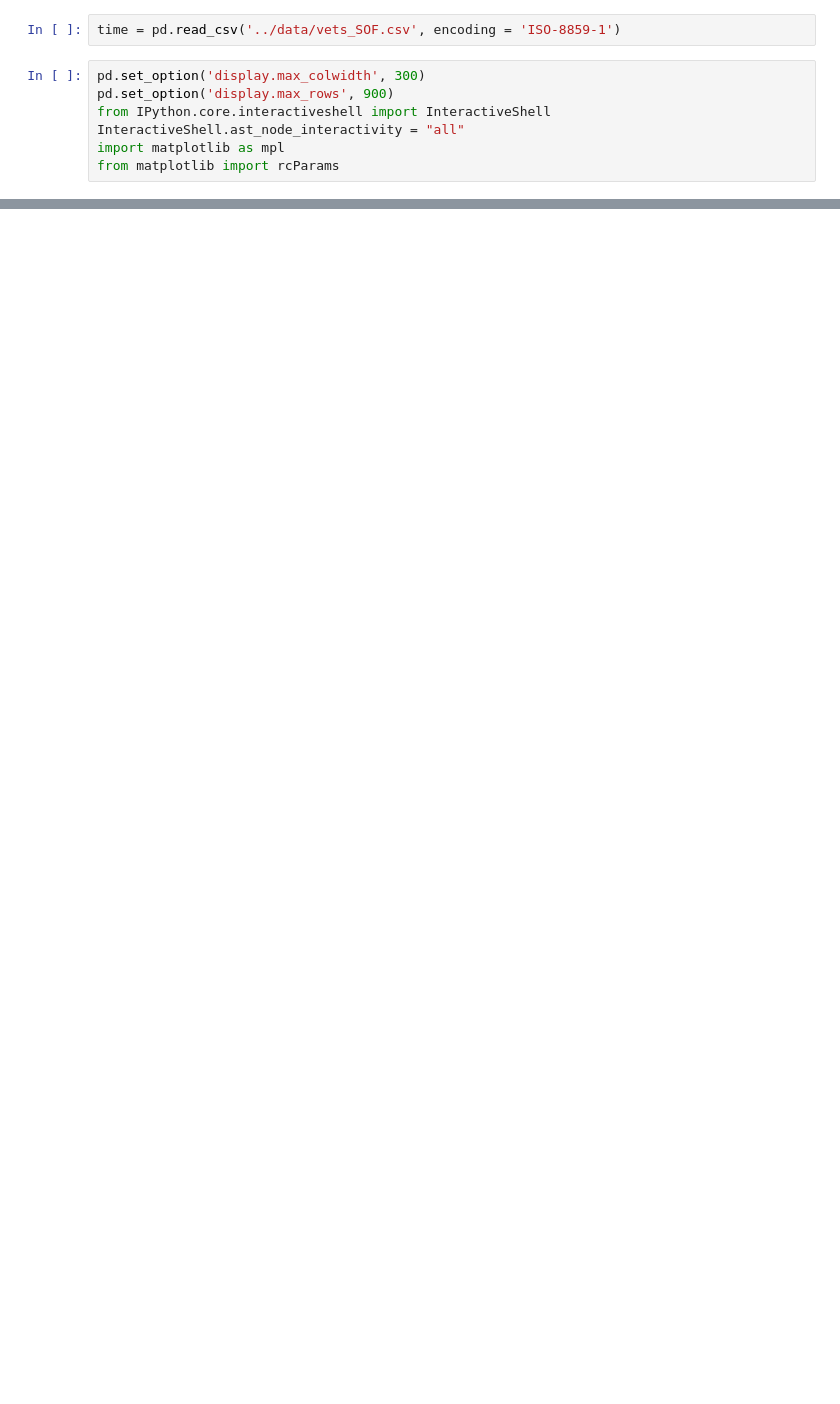
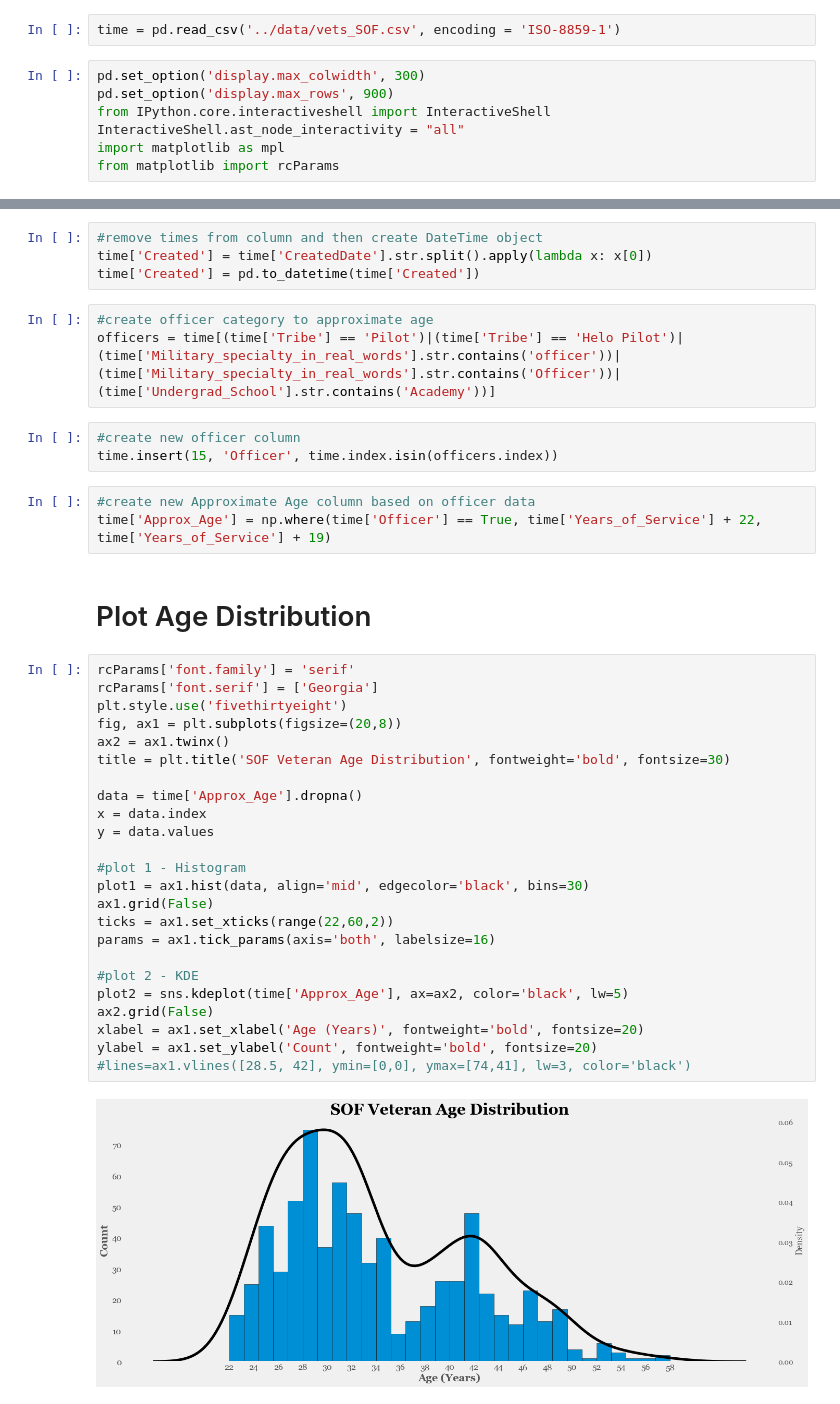
Before and after one commit to americanthinker/Capstone_Project_I, a Jupyter notebook: notebooks/Time_Series.ipynb, the cells around one changed output, grey strips where cells are left out. Saved outputs shown, nothing was run; the diff lists cells and outputs as text; blank space fills up the shorter version.

Commit message:
new graphs

```diff
--- a/notebooks/Time_Series.ipynb
+++ b/notebooks/Time_Series.ipynb
@@ -158,0 +10,41 @@ plt.tight_layout()
+# %%
+#remove times from column and then create DateTime object
+time['Created'] = time['CreatedDate'].str.split().apply(lambda x: x[0])
+time['Created'] = pd.to_datetime(time['Created'])
+# %%
+#create officer category to approximate age
+officers = time[(time['Tribe'] == 'Pilot')|(time['Tribe'] == 'Helo Pilot')|(time['Military_specialty_in_real_words'].str.contains('officer'))|(time['Military_specialty_in_real_words'].str.contains('Officer'))|(time['Undergrad_School'].str.contains('Academy'))]
+# %%
+#create new officer column
+time.insert(15, 'Officer', time.index.isin(officers.index))
+# %%
+#create new Approximate Age column based on officer data
+time['Approx_Age'] = np.where(time['Officer'] == True, time['Years_of_Service'] + 22, time['Years_of_Service'] + 19)
+# %% [markdown]
+# Plot Age Distribution
+# %%
+rcParams['font.family'] = 'serif'
+rcParams['font.serif'] = ['Georgia']
+plt.style.use('fivethirtyeight')
+fig, ax1 = plt.subplots(figsize=(20,8))
+ax2 = ax1.twinx()
+title = plt.title('SOF Veteran Age Distribution', fontweight='bold', fontsize=30)
+
+data = time['Approx_Age'].dropna()
+x = data.index
+y = data.values
+
+#plot 1 - Histogram
+plot1 = ax1.hist(data, align='mid', edgecolor='black', bins=30)
+ax1.grid(False)
+ticks = ax1.set_xticks(range(22,60,2))
+params = ax1.tick_params(axis='both', labelsize=16)
+
+#plot 2 - KDE
+plot2 = sns.kdeplot(time['Approx_Age'], ax=ax2, color='black', lw=5)
+ax2.grid(False)
+xlabel = ax1.set_xlabel('Age (Years)', fontweight='bold', fontsize=20)
+ylabel = ax1.set_ylabel('Count', fontweight='bold', fontsize=20)
+#lines=ax1.vlines([28.5, 42], ymin=[0,0], ymax=[74,41], lw=3, color='black')
+# %% [output]
+[figure, added]
```
Also changed, not shown: parts of 44 cells of this notebook, 19 other files.
